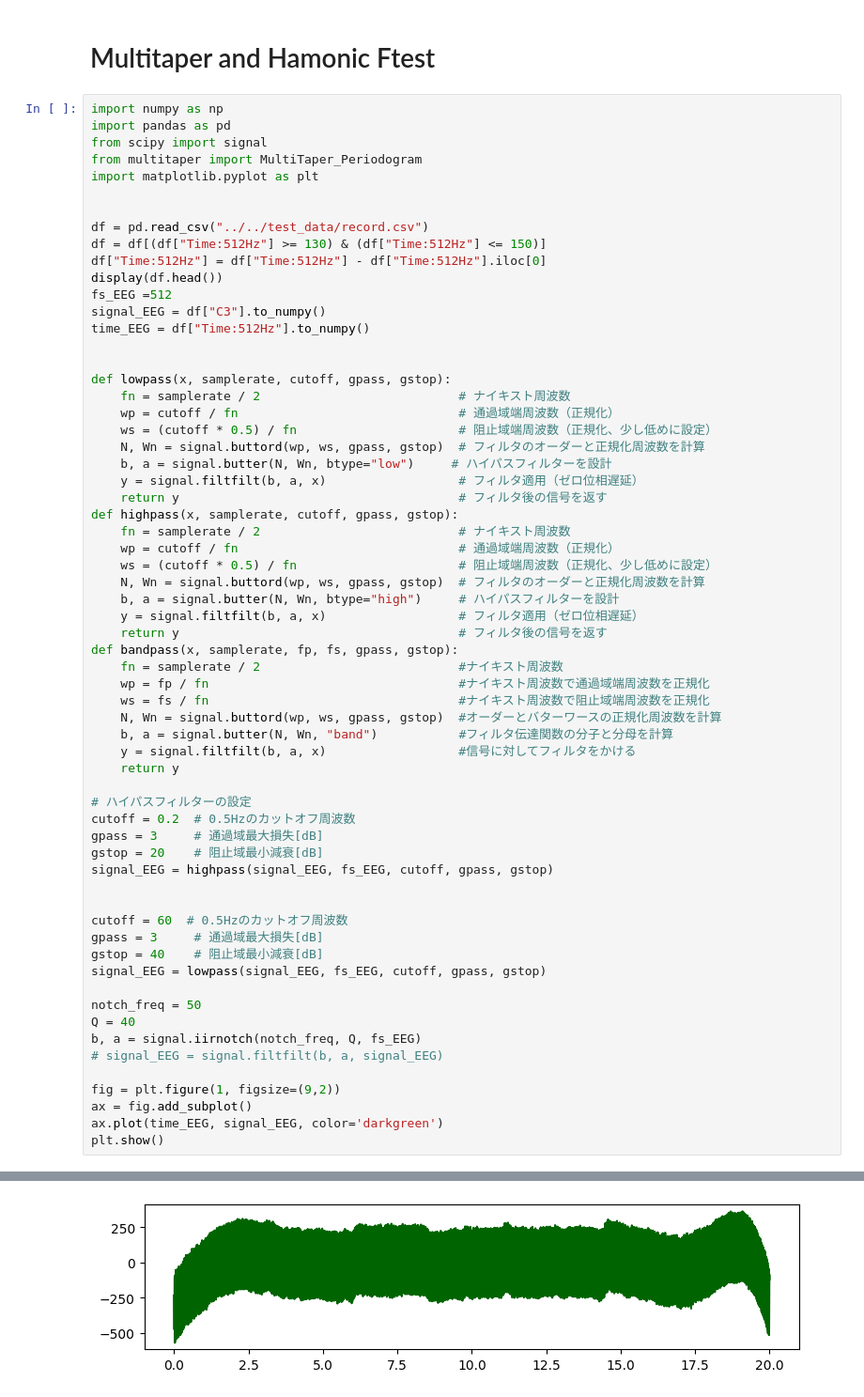
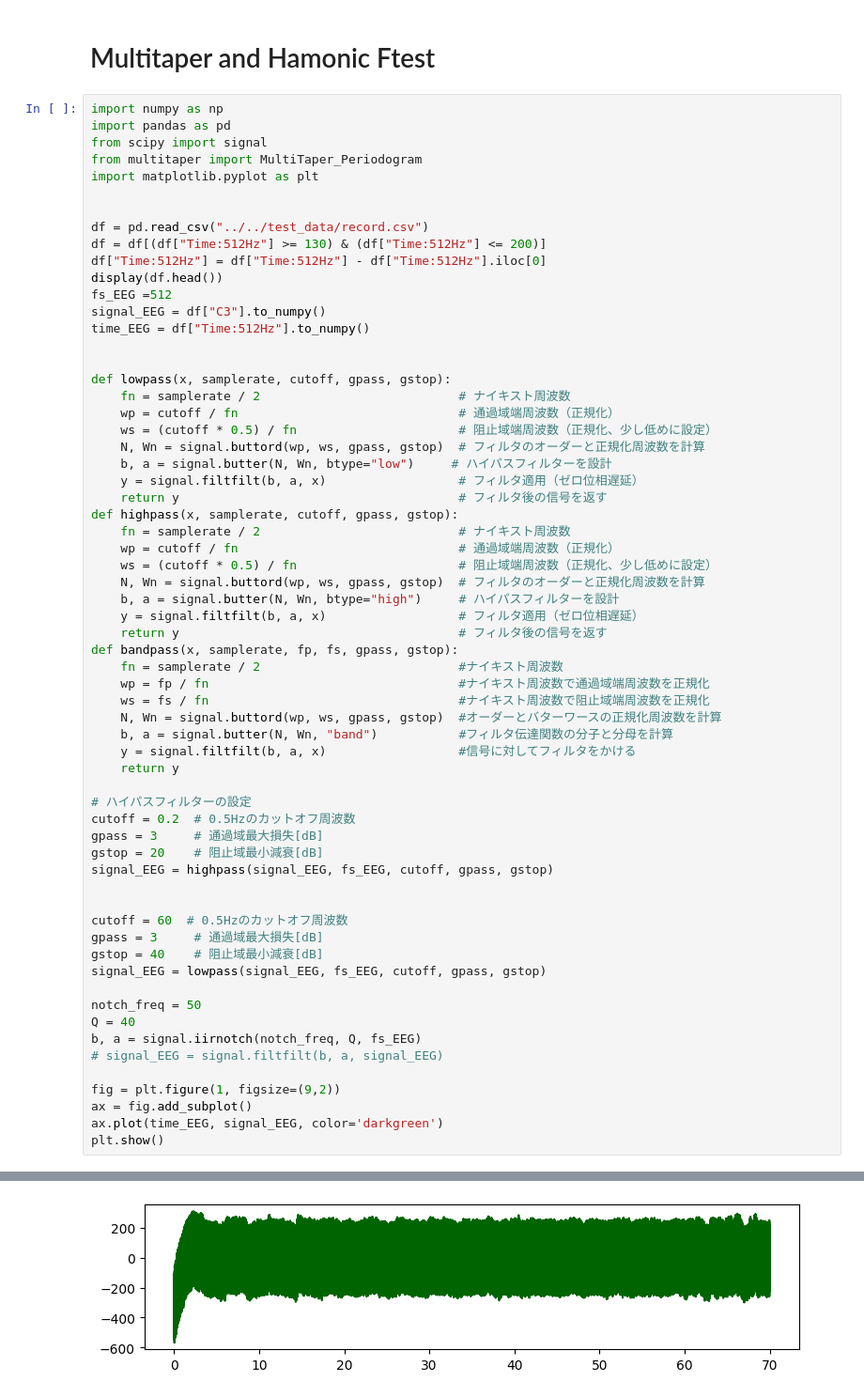
Before and after one commit to Chamusuke/Multitaper_harmonic_Ftest, a Jupyter notebook: python/example.ipynb, the cells around one changed output, grey strips where cells are left out. Shown: that part at 94% size. Drawn from its saved outputs; the diff is of its cells as text.

```diff
--- a/python/example.ipynb
+++ b/python/example.ipynb
@@ -9,7 +9,7 @@ import matplotlib.pyplot as plt
 
 
 df = pd.read_csv("../../test_data/record.csv")
-df = df[(df["Time:512Hz"] >= 130) & (df["Time:512Hz"] <= 150)]
+df = df[(df["Time:512Hz"] >= 130) & (df["Time:512Hz"] <= 200)]
 df["Time:512Hz"] = df["Time:512Hz"] - df["Time:512Hz"].iloc[0]
 display(df.head())
 fs_EEG =512
@@ -43,32 +43,32 @@ def bandpass(x, samplerate, fp, fs, gpass, gstop):
     return y
 
 # ハイパスフィルターの設定
 cutoff = 0.2  # 0.5Hzのカットオフ周波数
 gpass = 3     # 通過域最大損失[dB]
 gstop = 20    # 阻止域最小減衰[dB]
 signal_EEG = highpass(signal_EEG, fs_EEG, cutoff, gpass, gstop)
 
 
 cutoff = 60  # 0.5Hzのカットオフ周波数
 gpass = 3     # 通過域最大損失[dB]
 gstop = 40    # 阻止域最小減衰[dB]
 signal_EEG = lowpass(signal_EEG, fs_EEG, cutoff, gpass, gstop)
 
 notch_freq = 50
 Q = 40
 b, a = signal.iirnotch(notch_freq, Q, fs_EEG)
 # signal_EEG = signal.filtfilt(b, a, signal_EEG)
 
 fig = plt.figure(1, figsize=(9,2))
 ax = fig.add_subplot()
 ax.plot(time_EEG, signal_EEG, color='darkgreen')
 plt.show()
 # %% [output]
 |  | Time:512Hz | Epoch | FP1 | FP2 | F7 | Fz | F8 | T3 | C3 | Cz | C4 | ... |
 | 66560 | 0.000000 | 2080 | 27205.742188 | 20234.777344 | 67254.585938 | 50280.292969 | 46816.976562 | 38356.753906 | 42724.351562 | 44819.644531 | 41129.207031 | ... |
 | 66561 | 0.001953 | 2080 | 27519.830078 | 20514.810547 | 67606.359375 | 50538.355469 | 47171.621094 | 38711.000000 | 43072.554688 | 45157.378906 | 41474.246094 | ... |
 | 66562 | 0.003906 | 2080 | 27337.244141 | 20326.822266 | 67412.875000 | 50488.886719 | 46990.550781 | 38533.039062 | 42911.339844 | 44994.472656 | 41296.792969 | ... |
 | 66563 | 0.005859 | 2080 | 27073.406250 | 20089.857422 | 67127.554688 | 50254.304688 | 46708.796875 | 38244.582031 | 42627.203125 | 44717.750000 | 41020.019531 | ... |
 | 66564 | 0.007812 | 2080 | 26796.884766 | 19850.929688 | 66815.039062 | 49990.011719 | 46396.414062 | 37925.113281 | 42311.265625 | 44415.046875 | 40711.941406 | ... |
-[figure, old version]
+[figure, new version]
 # %%
```
Also changed, not shown: parts of 7 cells of this notebook, 1 other file.
